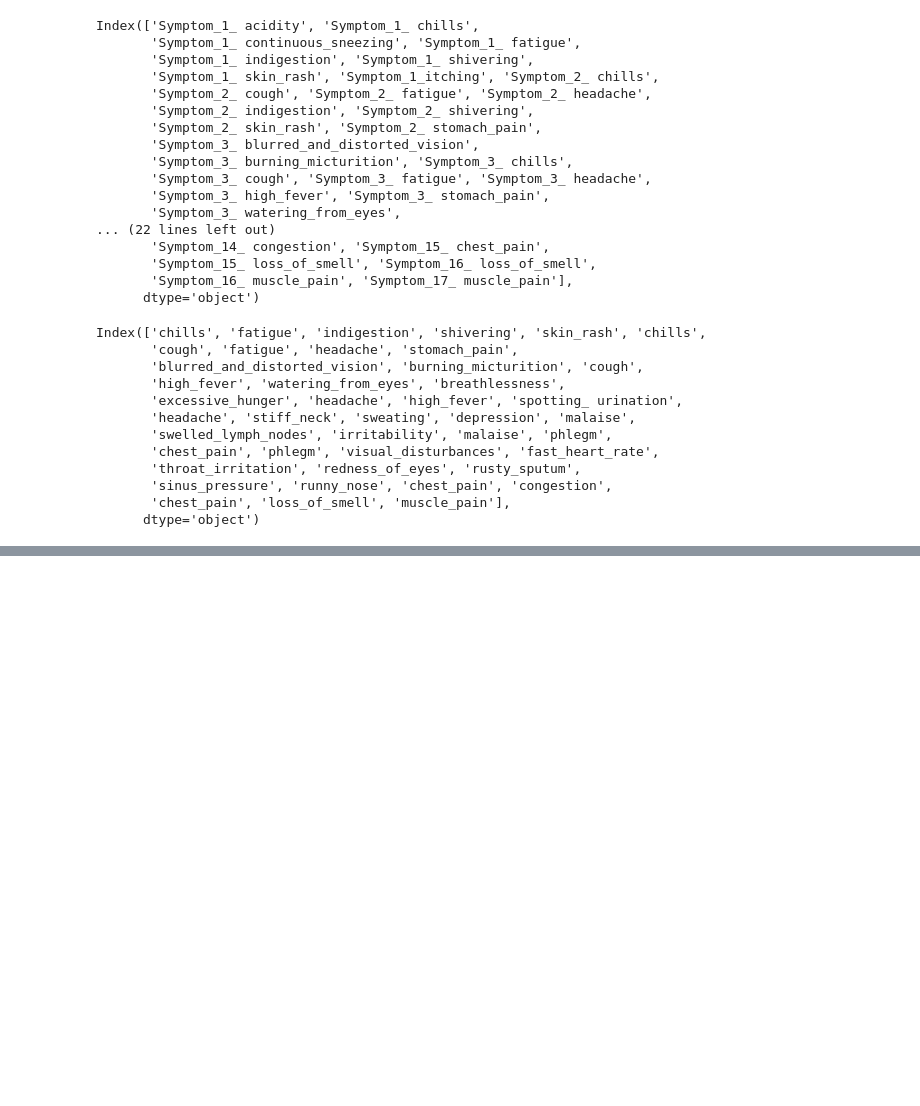
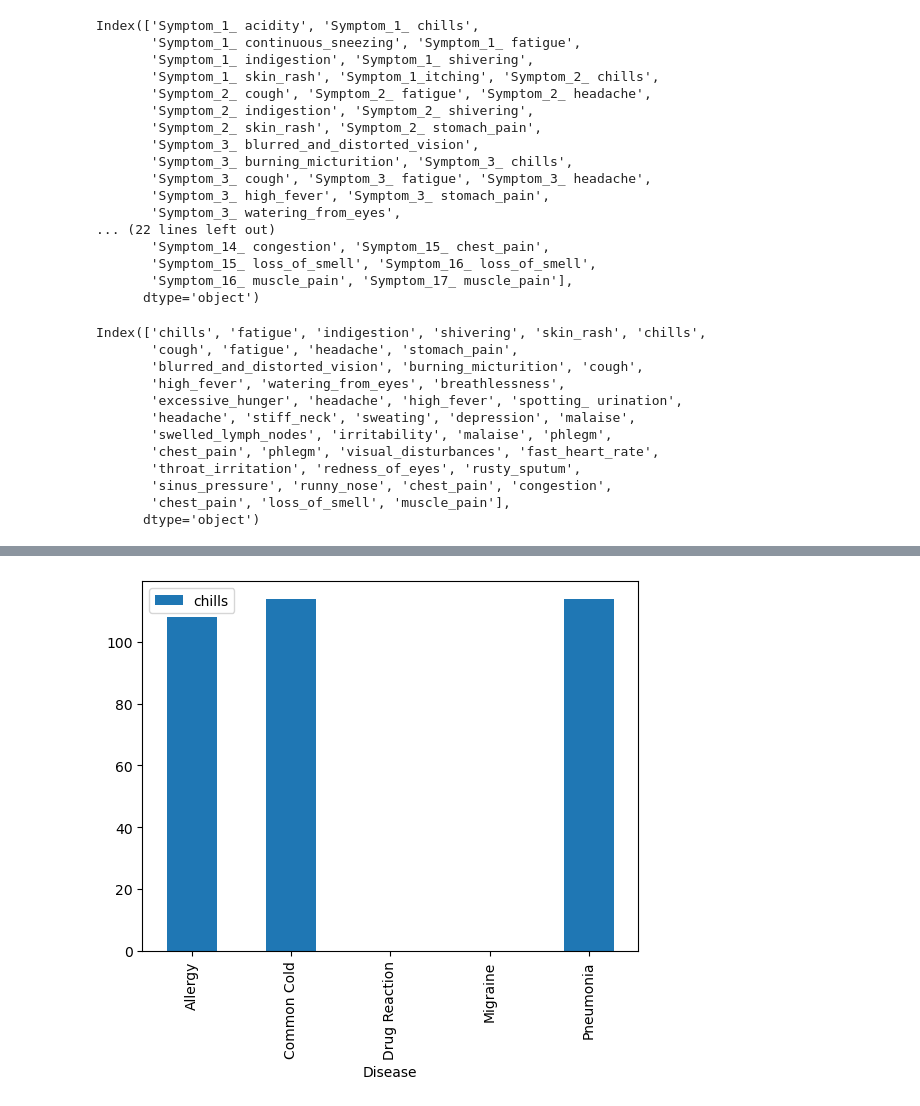
Before and after one commit to lvit001/Project-4, a Jupyter notebook: Lori/Data_Processing.ipynb, the cells around one changed output, grey strips where cells are left out. Saved outputs shown, nothing was run; the diff lists cells and outputs as text; code cells hidden in the pictures; blank space fills up the shorter version.

```diff
--- a/Lori/Data_Processing.ipynb
+++ b/Lori/Data_Processing.ipynb
@@ -204,0 +305,5 @@ Index(['acidity', 'chills1', 'continuous_sneezing', 'fatigue1', 'indigestion1',
+# %%
+# Plot for chills
+plot_diseases(disease_groupby, 'chills')
+# %% [output]
+[figure, added]
```
Also changed, not shown: parts of 14 cells of this notebook.
